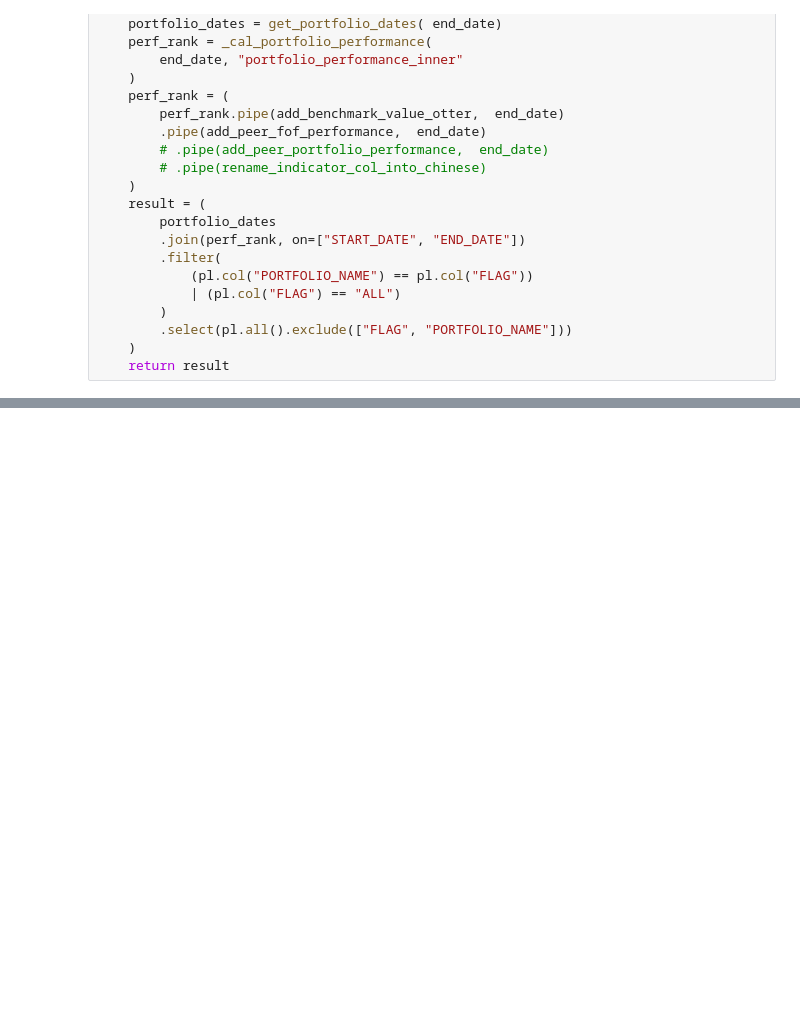
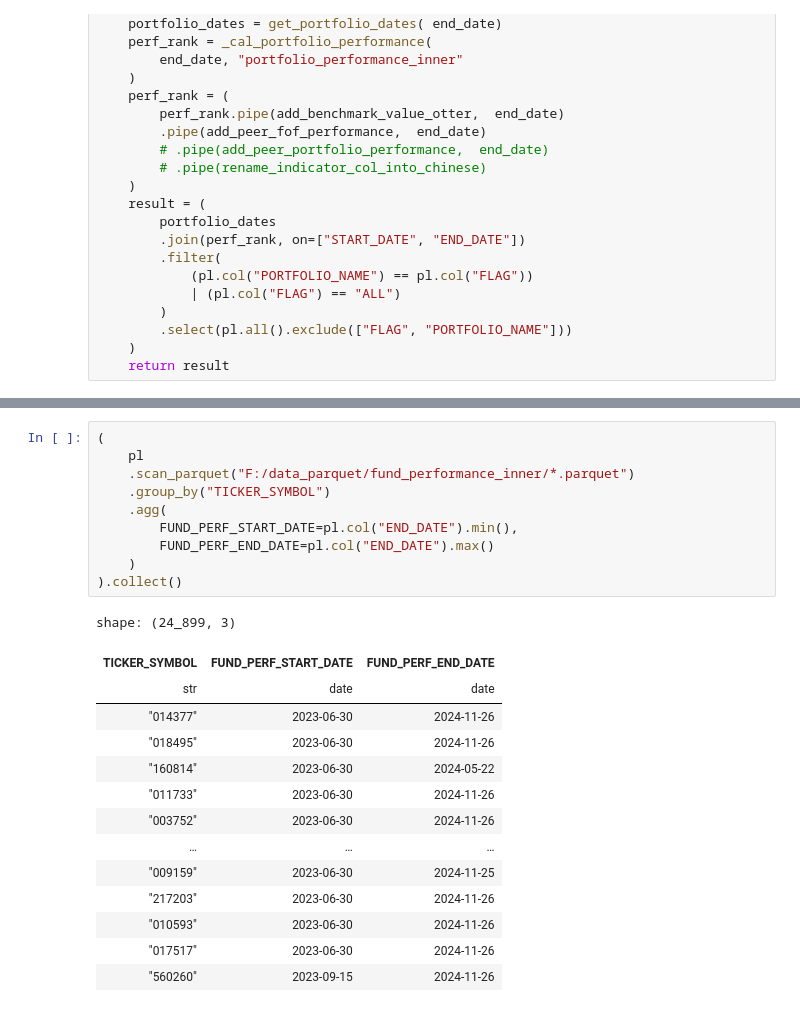
Before and after one commit to cheng66663420/FundResearch, a Jupyter notebook: jupyter/test.ipynb, the cells around one changed output, grey strips where cells are left out. Drawn from its saved outputs; the diff is of its cells as text; blank space fills up the shorter version.

```diff
--- a/jupyter/test.ipynb
+++ b/jupyter/test.ipynb
@@ -471,0 +645,25 @@ shape: (1_560, 12)
+# %%
+(
+    pl
+    .scan_parquet("F:/data_parquet/fund_performance_inner/*.parquet")
+    .group_by("TICKER_SYMBOL")
+    .agg(
+        FUND_PERF_START_DATE=pl.col("END_DATE").min(),
+        FUND_PERF_END_DATE=pl.col("END_DATE").max()
+    )
+).collect()
+# %% [output]
+shape: (24_899, 3)
+| TICKER_SYMBOL | FUND_PERF_START_DATE | FUND_PERF_END_DATE |
+| str | date | date |
+| "014377" | 2023-06-30 | 2024-11-26 |
+| "018495" | 2023-06-30 | 2024-11-26 |
+| "160814" | 2023-06-30 | 2024-05-22 |
+| "011733" | 2023-06-30 | 2024-11-26 |
+| "003752" | 2023-06-30 | 2024-11-26 |
+| … | … | … |
+| "009159" | 2023-06-30 | 2024-11-25 |
+| "217203" | 2023-06-30 | 2024-11-26 |
+| "010593" | 2023-06-30 | 2024-11-26 |
+| "017517" | 2023-06-30 | 2024-11-26 |
+| "560260" | 2023-09-15 | 2024-11-26 |
```
Also changed, not shown: parts of 10 cells of this notebook, 8 other files.
